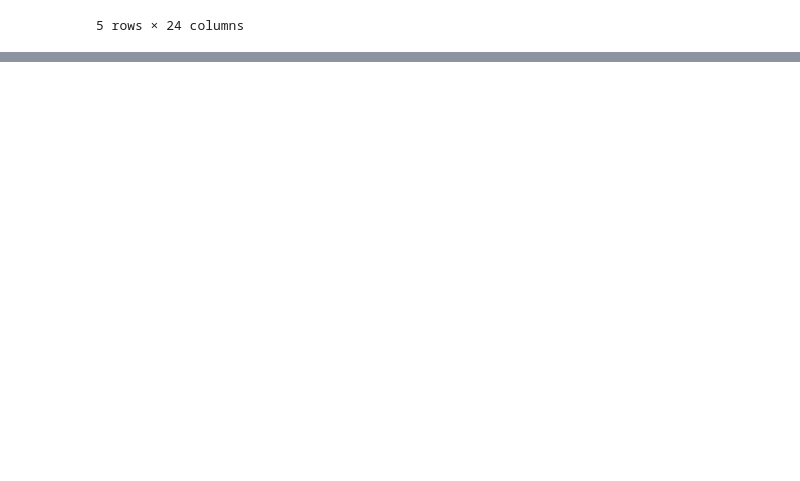
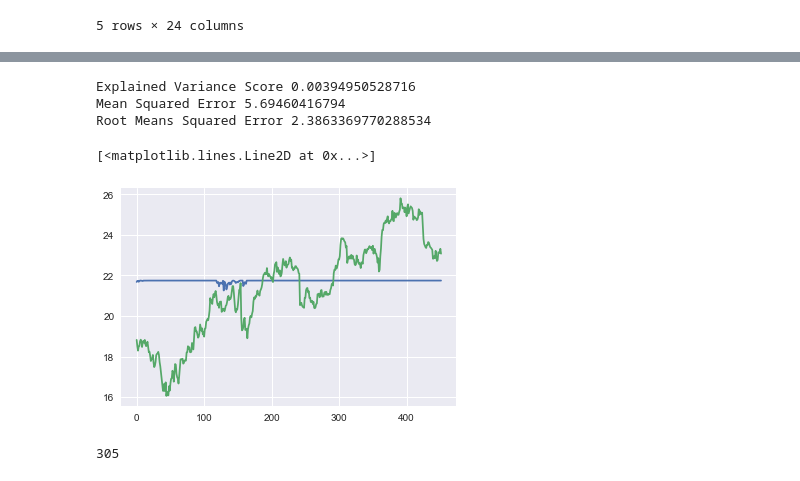
Before and after one commit to gautamc1106/financial_modelling, a Jupyter notebook: pipeline-Gautam.ipynb, the cells around one changed output, grey strips where cells are left out. Saved outputs shown, nothing was run; the diff lists cells and outputs as text; code cells hidden in the pictures; blank space fills up the shorter version.

```diff
--- a/pipeline-Gautam.ipynb
+++ b/pipeline-Gautam.ipynb
@@ -166,0 +204,17 @@ df_ticks
+# %%
+#Machine Learning Approaches
+#Using SVM Regression
+#fitting the model and predicitng
+from sklearn import svm
+
+def ml_model(df, col_pred, model):
+    X=df.loc[:, df.columns!=col_pred]
+    Y=df[col_pred]
+    split_point = int(0.75*len(df))
+    x_train, x_test = X.iloc[:split_point],X.iloc[split_point:]
+    y_train, y_test = Y.iloc[:split_point],Y.iloc[split_point:]
+
+    model.fit(x_train,y_train)
+    y_pred = model.predict(x_test)
+    evaluation_metrics(y_test, y_pred)
+    return y_pred,y_test
@@ -166,0 +235,16 @@ df_ticks
+# %%
+pred,test = ml_model(df_ticks,'abb_close', svm.SVR() )
+# %% [output]
+Explained Variance Score 0.00394950528716
+Mean Squared Error 5.69460416794
+Root Means Squared Error 2.3863369770288534
+# %%
+plt.plot(pred)
+plt.plot(np.asarray(test))
+# %% [output]
+[<matplotlib.lines.Line2D at 0x...>]
+[figure, added]
+# %%
+len(y_test)
+# %% [output]
+305
```
Also changed, not shown: parts of 19 cells of this notebook, 12 other files.
